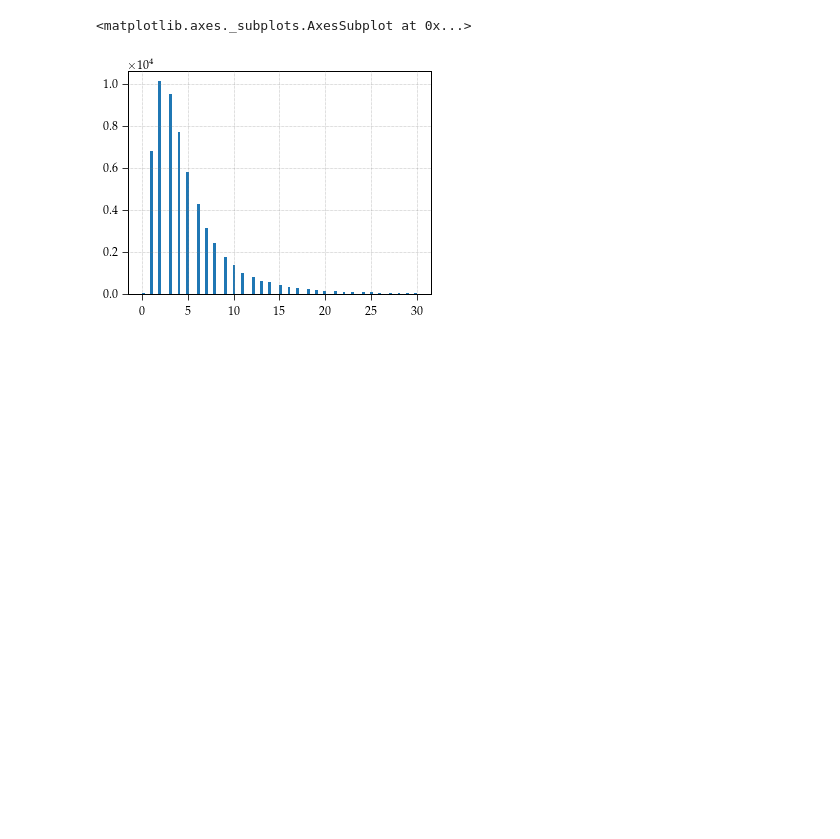
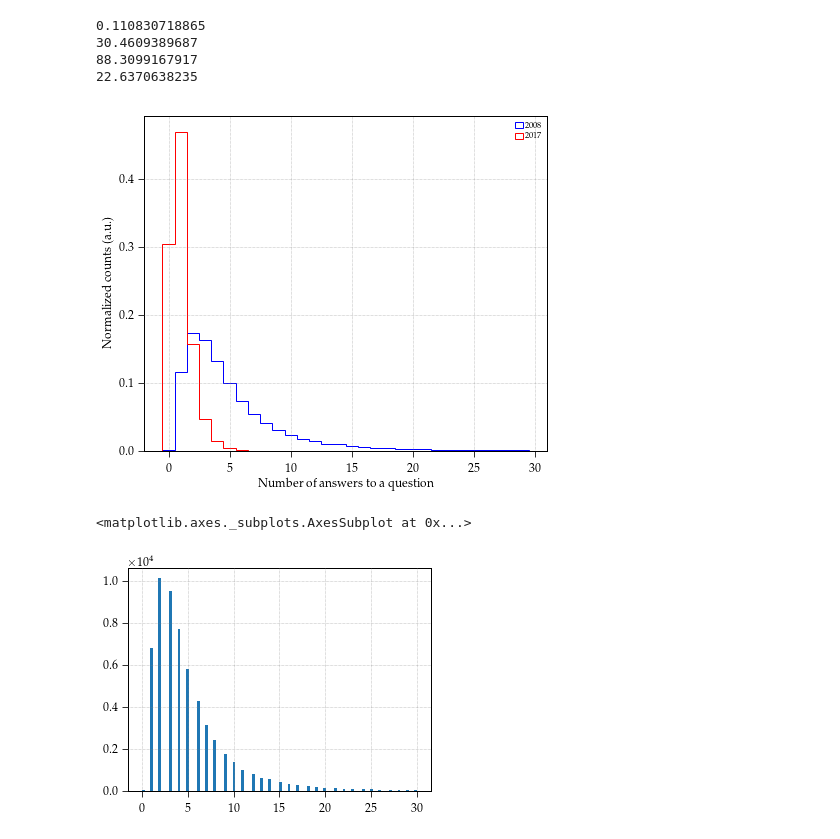
Before and after one commit to AkagiShigeru/incubator-overflow, a Jupyter notebook: stackoverflow-nlp.ipynb, the cells around one changed output. Drawn from its saved outputs; the diff is of its cells as text; code cells hidden in the pictures; blank space fills up the shorter version.

```diff
--- a/stackoverflow-nlp.ipynb
+++ b/stackoverflow-nlp.ipynb
@@ -11,5 +10,8 @@ import sqlite3
 # %%
 posts_path = "/home/alex/data/stackexchange/overflow/caches/posts.db"
-meta_path = "/home/alex/data/stackexchange/overflow/caches/posts_2008.hdf5"
+meta_path_2008 = "/home/alex/data/stackexchange/overflow/caches/posts_2008.hdf5"
+meta_path_2017 = "/home/alex/data/stackexchange/overflow/caches/posts_2017.hdf5"
+word_dict_path = "./dictionaries/words_2008.hdf5"
+word_list_path = "./words_observed_100k.hdf5"
 # %%
 conn = sqlite3.connect(posts_path)
@@ -18,5 +18,15 @@ store = pd.HDFStore(meta_path, "r", complib="blosc", complevel=9)
+# %%
+store_meta_2008 = pd.HDFStore(meta_path_2008, "r", complib="blosc", complevel=9)
+store_meta_2017 = pd.HDFStore(meta_path_2017, "r", complib="blosc", complevel=9)
+store_dict = pd.HDFStore(word_dict_path, "r", complib="blosc", complevel=9)
+store_words = pd.HDFStore(word_list_path, "r", complib="blosc", complevel=9)
 # %%
 # cols = ["CreationDate", "Id"]
-smask = store.select_as_coordinates("posts", "PostTypeId == 1")
+smask = store_meta_2008.select_as_coordinates("posts", "PostTypeId == 1")
 # posts = store.select("posts", where=smask, columns=cols)
-posts = store.select("posts", where=smask)
+qs08 = store_meta_2008.select("posts", where=smask)
+qs08.set_index("Id", inplace=True, drop=False)
+# %%
+smask = store_meta_2017.select_as_coordinates("posts", "PostTypeId == 1")
+qs17 = store_meta_2017.select("posts", where=smask)
+qs17.set_index("Id", inplace=True, drop=False)
@@ -23,3 +58,25 @@ posts = store.select("posts", where=smask)
+# %%
+print np.sum(qs08.AnswerCount == 0) * 100. / len(qs08)
+print np.sum(qs17.AnswerCount == 0) * 100. / len(qs17)
+# most of 2008 questions have a reply
+print np.sum(qs08.AnswerCount > 1) * 100. / len(qs08)
+print np.sum(qs17.AnswerCount > 1) * 100. / len(qs17)
+# %% [output]
+0.110830718865
+30.4609389687
+88.3099167917
+22.6370638235
+# %%
+# did the number of answers change with time?
+plt.figure(figsize=(8,6))
+plt.xlabel(r"Number of answers to a question")
+plt.ylabel("Normalized counts (a.u.)")
+qs08.AnswerCount.hist(range=[-0.5, 29.5], bins=30, color="b", normed=True, histtype="step", label="2008", axes=plt.gca())
+qs17.AnswerCount.hist(range=[-0.5, 29.5], bins=30, color="r", normed=True, histtype="step", label="2017", axes=plt.gca())
+plt.legend(loc="best")
+plt.savefig("./plots/nanswers_time.pdf")
+# %% [output]
+[figure, added]
 # %%
 # pd.to_datetime(posts.CreationDate, origin="julian", unit="D")
 # %%
```
Also changed, not shown: parts of 5 cells of this notebook, 2 other files.
